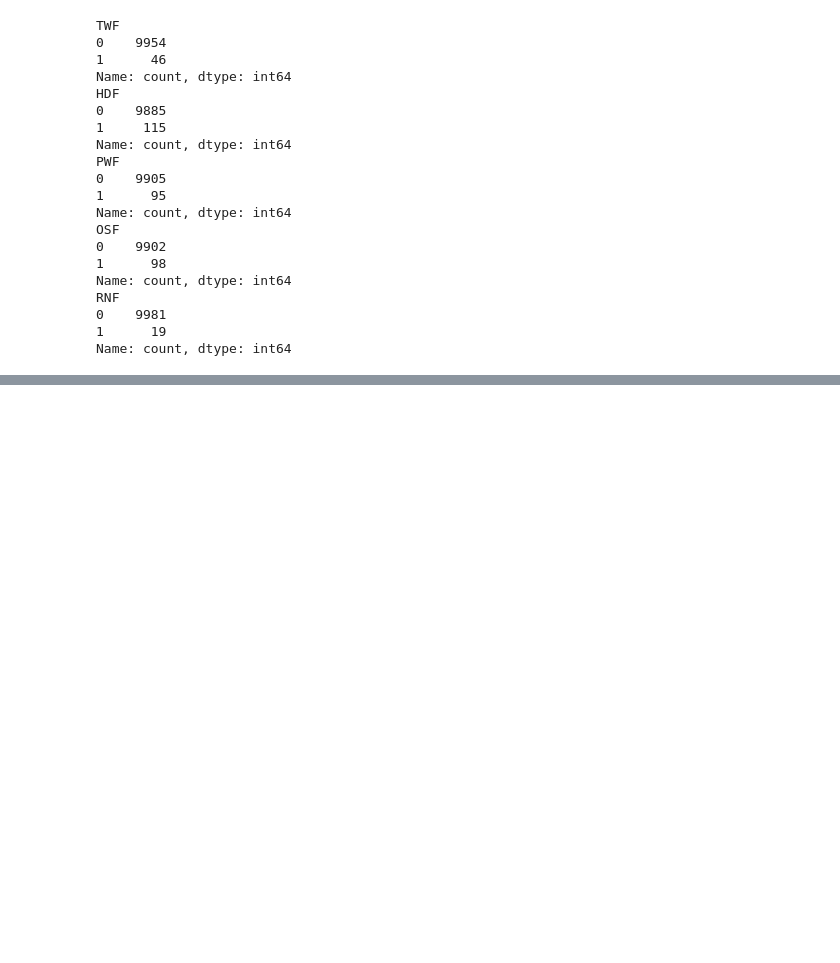
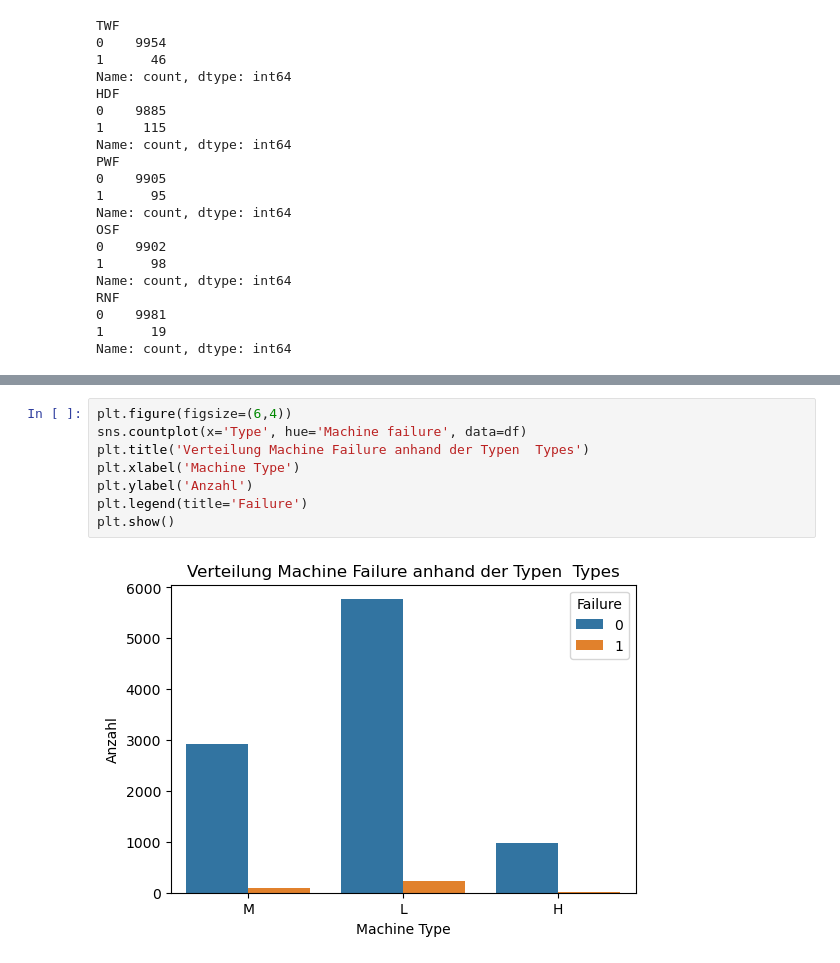
Before and after one commit to mzmm48/Predictive-Maintenance-Systems, a Jupyter notebook: src/Data verarbeitung.ipynb, the cells around one changed output, grey strips where cells are left out. Saved outputs shown, nothing was run; the diff lists cells and outputs as text; blank space fills up the shorter version.

```diff
--- a/src/Data verarbeitung.ipynb
+++ b/src/Data verarbeitung.ipynb
@@ -68,0 +117,10 @@ plt.show()
+# %%
+plt.figure(figsize=(6,4))
+sns.countplot(x='Type', hue='Machine failure', data=df)
+plt.title('Verteilung Machine Failure anhand der Typen  Types')
+plt.xlabel('Machine Type')
+plt.ylabel('Anzahl')
+plt.legend(title='Failure')
+plt.show()
+# %% [output]
+[figure, added]
```
Also changed, not shown: parts of 11 cells of this notebook.
